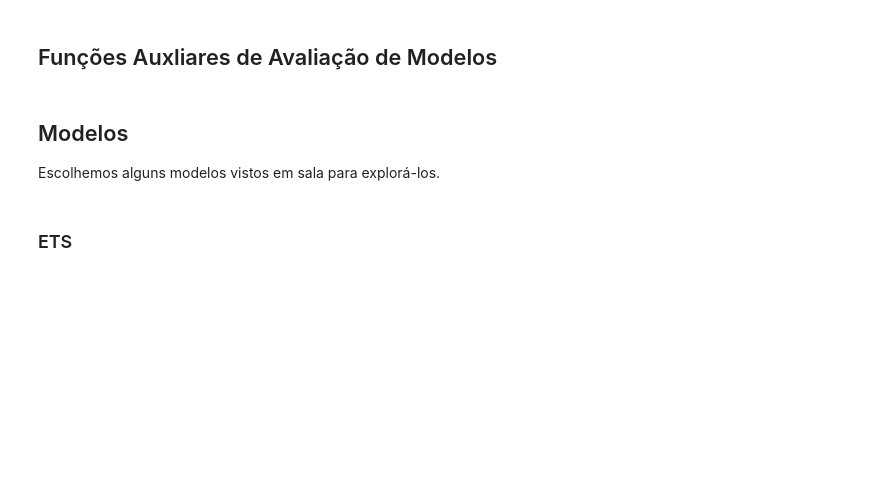
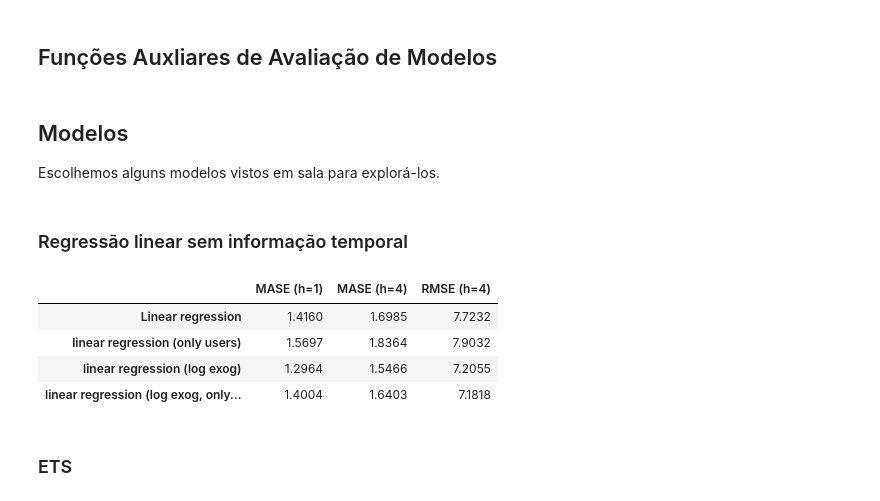
Before and after one commit to GabrielAbad/TimeSeries-A2, a Jupyter notebook: ST_A2.ipynb, the cells around one changed output. Cells and saved outputs as stored; diff of their text form; code cells hidden in the pictures; blank space fills up the shorter version.

Commit message:
Adicionei modelos lineares sem modelagem temporal para comparação

```diff
--- a/ST_A2.ipynb
+++ b/ST_A2.ipynb
@@ -213,6 +223,53 @@ def walk_forward_validation(df, target_col, exog_cols, model_func,
 ## Modelos
 
 Escolhemos alguns modelos vistos em sala para explorá-los.
+# %% [markdown]
+### Regressão linear sem informação temporal
+# %%
+def linear_model(train_df, test_df, target_col, exog_cols, horizon, **params):
+
+    X_train = train_df[exog_cols].copy()
+    y_train = train_df[target_col]
+    X_train = sm.add_constant(X_train, has_constant='add')
+
+    model = sm.OLS(y_train, X_train)
+    results = model.fit()
+
+    X_test = test_df.iloc[:horizon][exog_cols].copy()
+    X_test = sm.add_constant(X_test, has_constant='add')
+
+    predictions = results.predict(X_test)
+
+    return predictions.values
+# %%
+TARGET = 'log_volume'
+EXOG_LINEAR = ["log_users", "log_inv"]
+HORIZON = 4
+INITIAL_TRAIN = 104 # ~2 anos
+M = 52
+
+metrics_linear_full, _ = walk_forward_validation(df, "volume", ["users", "inv"], linear_model, INITIAL_TRAIN, HORIZON, M, log_transformed = False)
+metrics_linear_users, _ = walk_forward_validation(df, "volume", ["users"], linear_model, INITIAL_TRAIN, HORIZON, M, log_transformed = False)
+metrics_linear_log_full, _ = walk_forward_validation(df, "volume", ["log_users", "log_inv"], linear_model, INITIAL_TRAIN, HORIZON, M, log_transformed = False)
+metrics_linear_log_users, _ = walk_forward_validation(df, "volume", ["log_users"], linear_model, INITIAL_TRAIN, HORIZON, M, log_transformed = False)
+
+final_comparison = pd.DataFrame({
+    'MASE (h=1)': [metrics_linear_full.loc[1, 'MASE'], metrics_linear_users.loc[1, 'MASE'], metrics_linear_log_full.loc[1, 'MASE'], metrics_linear_log_users.loc[1, 'MASE']],
+    'MASE (h=4)': [metrics_linear_full.loc[4, 'MASE'], metrics_linear_users.loc[4, 'MASE'], metrics_linear_log_full.loc[4, 'MASE'], metrics_linear_log_users.loc[4, 'MASE']],
+    'RMSE (h=4)': [metrics_linear_full.loc[4, 'RMSE'], metrics_linear_users.loc[4, 'RMSE'], metrics_linear_log_full.loc[4, 'RMSE'], metrics_linear_log_users.loc[4, 'RMSE']]
+}, index=['Linear regression', 'linear regression (only users)', 'linear regression (log exog)', 'linear regression (log exog, only users)'])
+
+def highlight_winner(s):
+    is_min = s == s.min()
+    return ['background-color: #d6f5d6; font-weight: bold' if v else '' for v in is_min]
+
+display(final_comparison.style.apply(highlight_winner).format("{:.4f}"))
+# %% [output]
+|  | MASE (h=1) | MASE (h=4) | RMSE (h=4) |
+| Linear regression | 1.4160 | 1.6985 | 7.7232 |
+| linear regression (only users) | 1.5697 | 1.8364 | 7.9032 |
+| linear regression (log exog) | 1.2964 | 1.5466 | 7.2055 |
+| linear regression (log exog, only... | 1.4004 | 1.6403 | 7.1818 |
 # %% [markdown]
 ### ETS
 # %%
```
Also changed, not shown: parts of 5 cells of this notebook.
